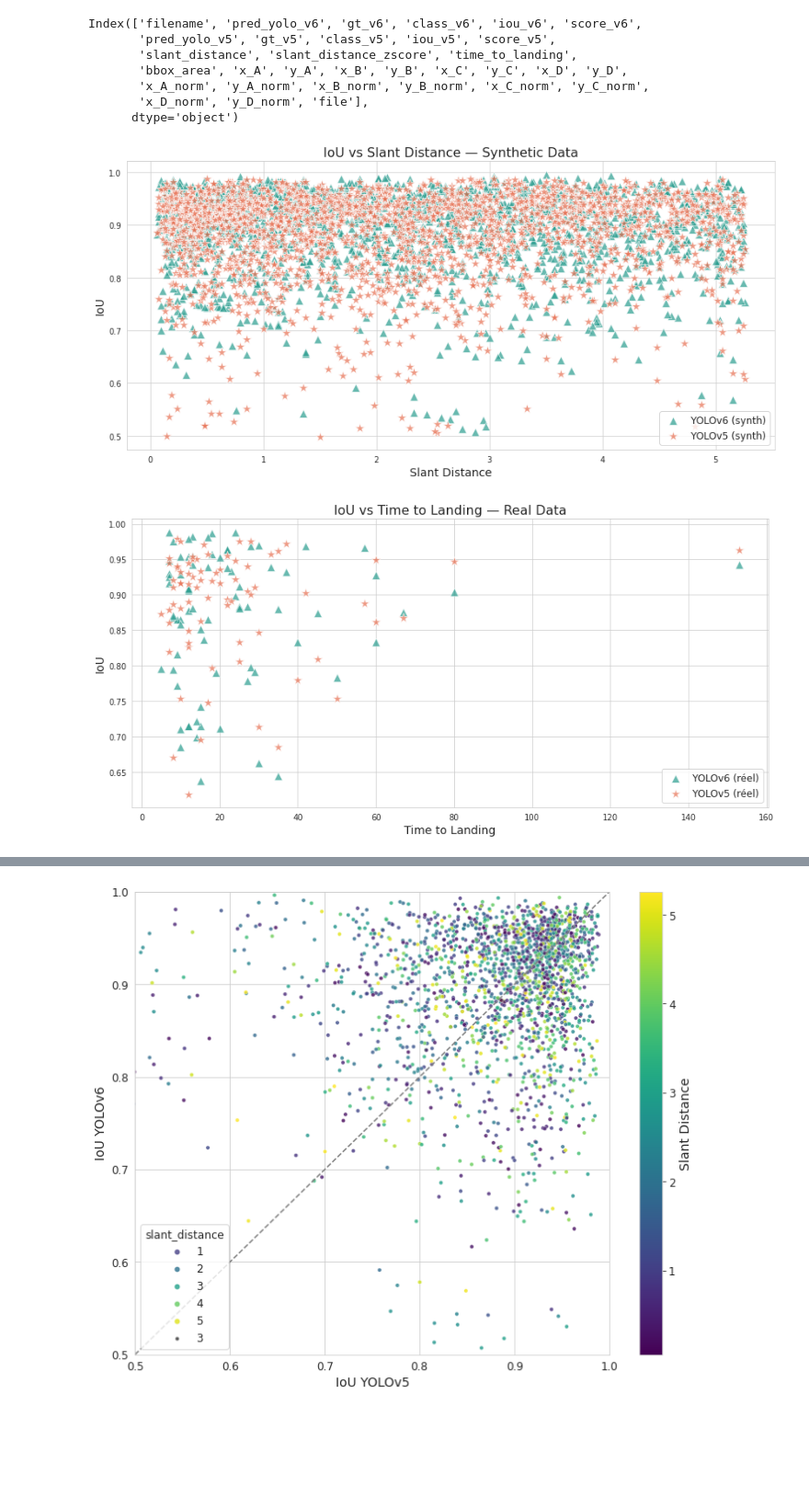
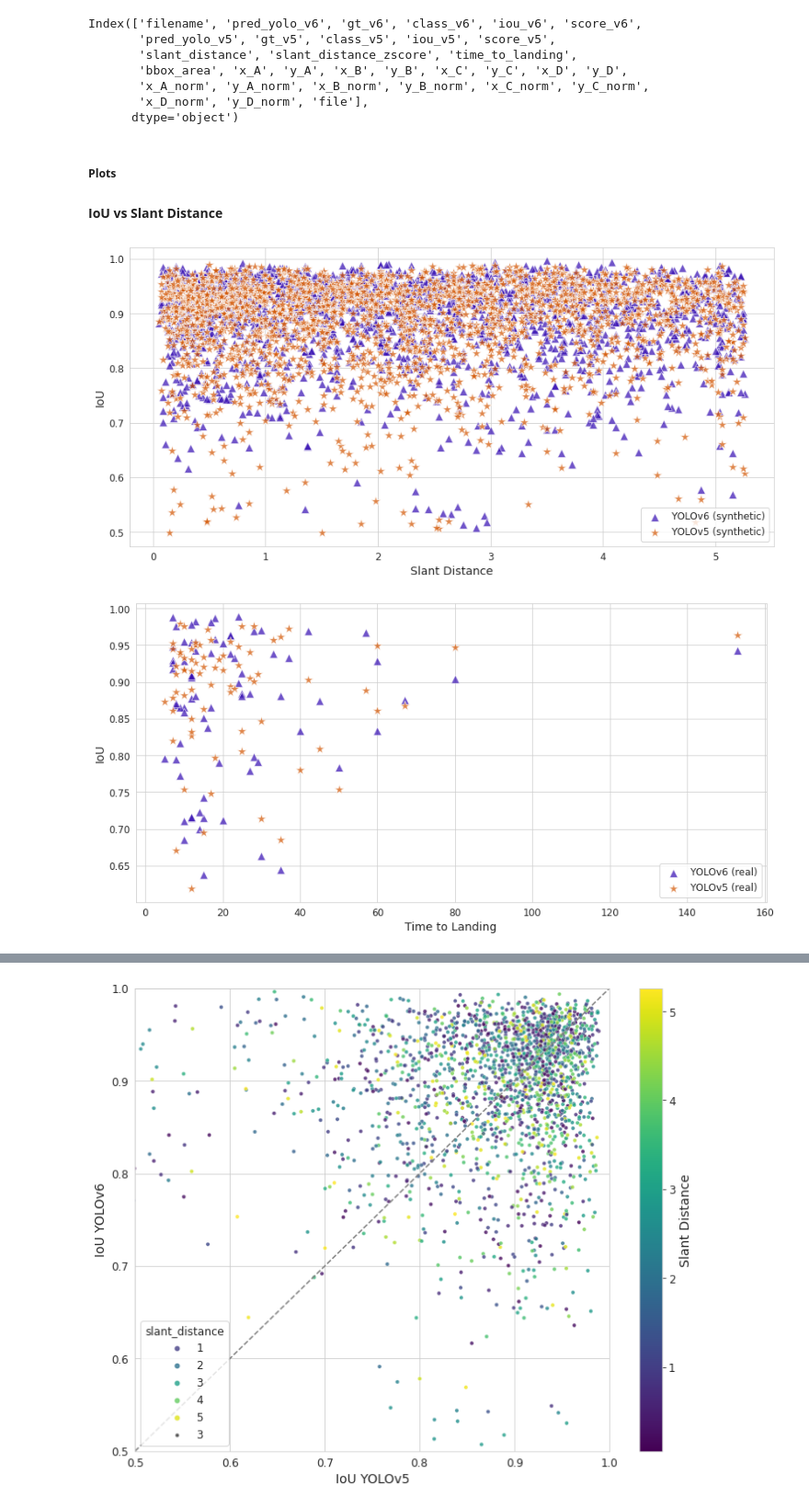
Before and after one commit to alyasltd/conformal_runway_detection, a Jupyter notebook: before_cp/perf_before_cp.ipynb, the cells around one changed output, grey strips where cells are left out. Shown at 92% size. Cells and saved outputs as stored; diff of their text form; code cells hidden in the pictures; blank space fills up the shorter version.

```diff
--- a/before_cp/perf_before_cp.ipynb
+++ b/before_cp/perf_before_cp.ipynb
@@ -188,50 +188,64 @@ Index(['filename', 'pred_yolo_v6', 'gt_v6', 'class_v6', 'iou_v6', 'score_v6',
        'x_A_norm', 'y_A_norm', 'x_B_norm', 'y_B_norm', 'x_C_norm', 'y_C_norm',
        'x_D_norm', 'y_D_norm', 'file'],
       dtype='object')
+# %% [markdown]
+##### **Plots**
+# %%
+df_combined = pd.read_csv("/home/aws_install/conformal_runway_detection/before_cp/all_results_before_cp_m.csv")
 # %%
 df_synth = df_combined[df_combined["file"].str.contains("synth", case=False)]
 df_real = df_combined[df_combined["file"].str.contains("real", case=False)]
+# %%
+import seaborn as sns
+import matplotlib.pyplot as plt
+
+# Set style and font size for plots
+sns.set_style("whitegrid")
+plt.rcParams.update({
+    "font.size": 12,
+    "axes.titlesize": 16,
+    "axes.labelsize": 14,
+    "legend.fontsize": 12
+})
+
+palette = {
+    "YOLOv6": "#340cb2",  # purple violet
+    "YOLOv5": "#D35400",  # burnt orange
+}
+# %% [markdown]
+ **IoU vs Slant Distance**
 # %%
-sns.set_style("whitegrid")
-plt.rcParams.update({
-    "font.size": 12,
-    "axes.titlesize": 16,
-    "axes.labelsize": 14,
-    "legend.fontsize": 12
-})
-
-palette = {
-    "YOLOv6": "#2a9d8f",  # greenish
-    "YOLOv5": "#e76f51",  # orangish
-}
-
+# --- Synthetic Data: IoU vs Slant Distance ---
 plt.figure(figsize=(12, 6))
 sns.scatterplot(data=df_synth, x="slant_distance", y="iou_v6", marker="^", s=100,
-                color=palette["YOLOv6"], alpha=0.7, label="YOLOv6 (synth)")
+                color=palette["YOLOv6"], alpha=0.7, label="YOLOv6 (synthetic)")
 sns.scatterplot(data=df_synth, x="slant_distance", y="iou_v5", marker="*", s=150,
-                color=palette["YOLOv5"], alpha=0.7, label="YOLOv5 (synth)")
+                color=palette["YOLOv5"], alpha=0.7, label="YOLOv5 (synthetic)")
 
 plt.xlabel("Slant Distance")
 plt.ylabel("IoU")
-plt.title("IoU vs Slant Distance — Synthetic Data")
 plt.legend(loc="best", frameon=True)
 plt.tight_layout()
+
+plt.savefig("bf_cp_iou_vs_slant_distance_synthetic.png", dpi=300)
+
 plt.show()
 
-
-
+# --- Real Data: IoU vs Time to Landing ---
 plt.figure(figsize=(12, 6))
 sns.scatterplot(data=df_real, x="time_to_landing", y="iou_v6", marker="^", s=100,
-                color=palette["YOLOv6"], alpha=0.7, label="YOLOv6 (réel)")
+                color=palette["YOLOv6"], alpha=0.7, label="YOLOv6 (real)")
 sns.scatterplot(data=df_real, x="time_to_landing", y="iou_v5", marker="*", s=150,
-                color=palette["YOLOv5"], alpha=0.7, label="YOLOv5 (réel)")
+                color=palette["YOLOv5"], alpha=0.7, label="YOLOv5 (real)")
 
 plt.xlabel("Time to Landing")
 plt.ylabel("IoU")
-plt.title("IoU vs Time to Landing — Real Data")
 plt.legend(loc="best", frameon=True)
 plt.tight_layout()
+
+plt.savefig("bf_cp_iou_vs_time_to_landing_real.png", dpi=300)
+
 plt.show()
 # %% [output]
-[figure, old version]
+[figure, new version]
-[figure, old version]
+[figure, new version]
```
Also changed, not shown: parts of 9 cells of this notebook, 9 other files.
